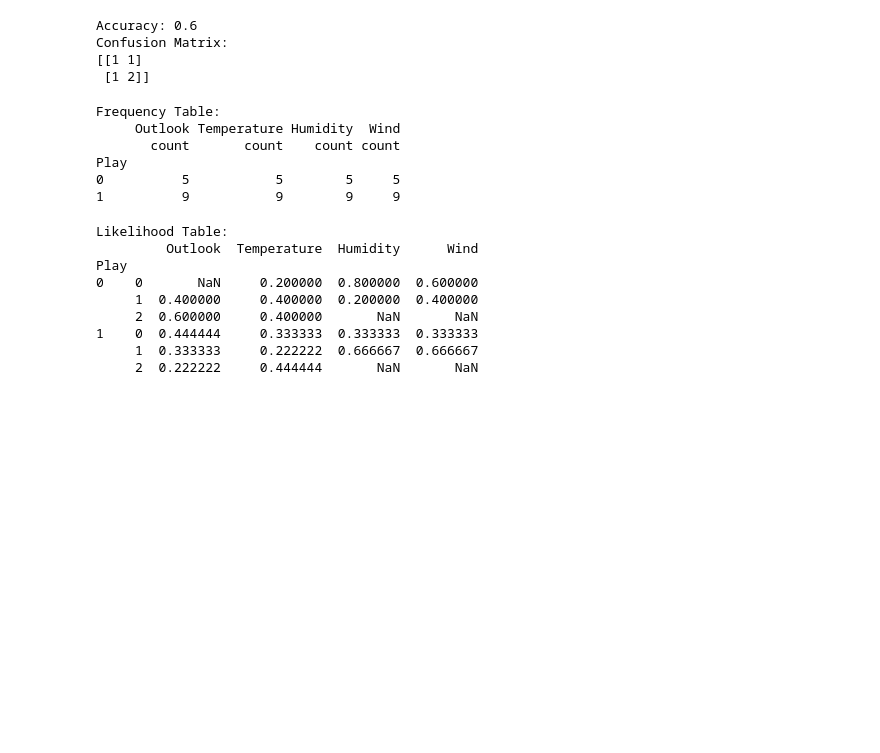
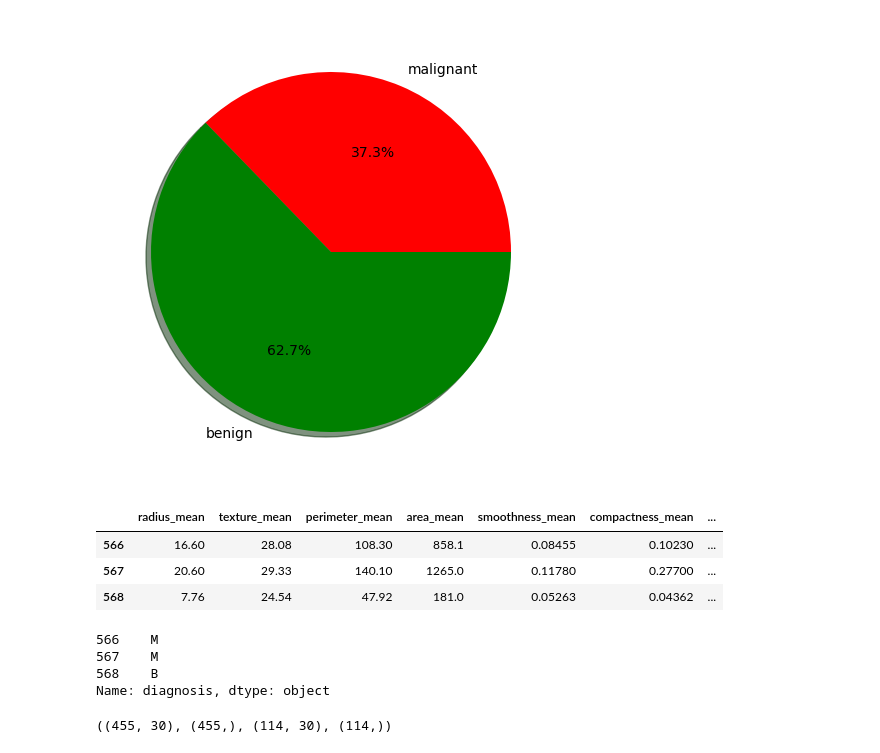
Before and after one commit to Vinu-1975/Machine_Learning_Lab, a Jupyter notebook: Lab 9 - Naive Bayes/nb.ipynb, the cells around one changed output. Drawn from its saved outputs; the diff is of its cells as text; code cells hidden in the pictures; blank space fills up the shorter version.

```diff
--- a/Lab 9 - Naive Bayes/nb.ipynb
+++ b/Lab 9 - Naive Bayes/nb.ipynb
@@ -65,0 +15,3 @@ df
+# %%
+df = pd.read_csv('breast-cancer.csv')
+df.head()
@@ -65,0 +25,3 @@ df
+# %%
+df = df.iloc[:,1:32]
+df.tail()
@@ -66 +58,13 @@ df
+# %%
+malignant = df[df['diagnosis'] == 'M'].shape[0]
+benign = df[df['diagnosis'] == 'B'].shape[0]
+
+class_ = [malignant,benign]
+label = ['malignant','benign']
+
+plt.pie(class_,labels = label,shadow = True,autopct = '%1.1f%%',colors=['red','green'])
+plt.tight_layout()
+plt.show()
+# %% [output]
+[figure, added]
 # %%
@@ -69,2 +73,19 @@ y = df["Play"]
+# %%
+X.tail(3)
+# %% [output]
+|  | radius_mean | texture_mean | perimeter_mean | area_mean | smoothness_mean | compactness_mean | ... |
+| 566 | 16.60 | 28.08 | 108.30 | 858.1 | 0.08455 | 0.10230 | ... |
+| 567 | 20.60 | 29.33 | 140.10 | 1265.0 | 0.11780 | 0.27700 | ... |
+| 568 | 7.76 | 24.54 | 47.92 | 181.0 | 0.05263 | 0.04362 | ... |
+# %%
+y.tail(3)
+# %% [output]
+566    M
+567    M
+568    B
+Name: diagnosis, dtype: object
 # %%
-X_train, X_test, y_train, y_test = train_test_split(X, y, test_size=0.33, random_state=42)
+X_train,X_test,y_train,y_test = train_test_split(X,y,test_size=0.2,random_state=0)
+X_train.shape,y_train.shape,X_test.shape,y_test.shape
+# %% [output]
+((455, 30), (455,), (114, 30), (114,))
@@ -75,40 +91,0 @@ y_pred = gnb.predict(X_test)
-# %%
-accuracy = accuracy_score(y_test, y_pred)
-conf_matrix = confusion_matrix(y_test, y_pred)
-
-print(f"Accuracy: {accuracy}")
-print(f"Confusion Matrix:\n{conf_matrix}")
-# %% [output]
-Accuracy: 0.6
-Confusion Matrix:
-[[1 1]
- [1 2]]
-# %%
-frequency_table = df.groupby("Play").agg(["count"])
-
-print("Frequency Table:")
-print(frequency_table)
-# %% [output]
-Frequency Table:
-     Outlook Temperature Humidity  Wind
-       count       count    count count
-Play
-0          5           5        5     5
-1          9           9        9     9
-# %%
-likelihood_table = df.groupby("Play").apply(
-    lambda x: x.iloc[:, :-1].apply(lambda y: y.value_counts() / y.count())
-)
-
-print("\nLikelihood Table:")
-print(likelihood_table)
-# %% [output]
-Likelihood Table:
-         Outlook  Temperature  Humidity      Wind
-Play
-0    0       NaN     0.200000  0.800000  0.600000
-     1  0.400000     0.400000  0.200000  0.400000
-     2  0.600000     0.400000       NaN       NaN
-1    0  0.444444     0.333333  0.333333  0.333333
-     1  0.333333     0.222222  0.666667  0.666667
-     2  0.222222     0.444444       NaN       NaN
```
Also changed, not shown: parts of 24 cells of this notebook, 8 other files.
